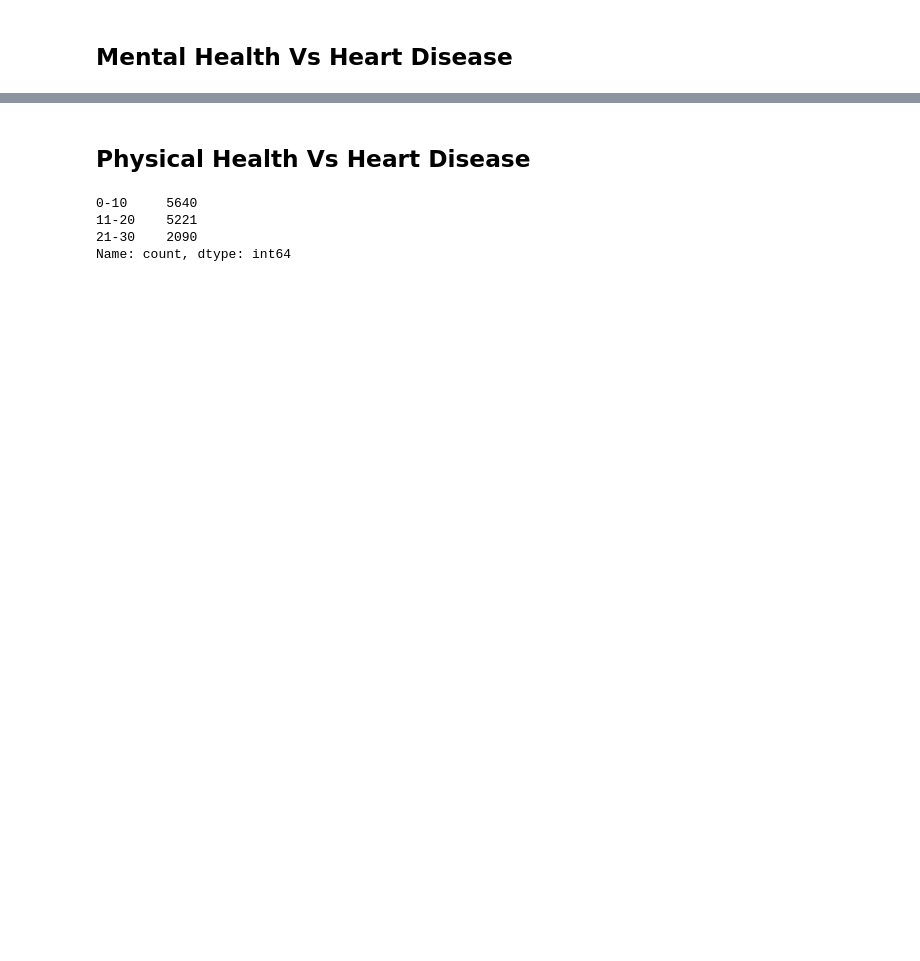
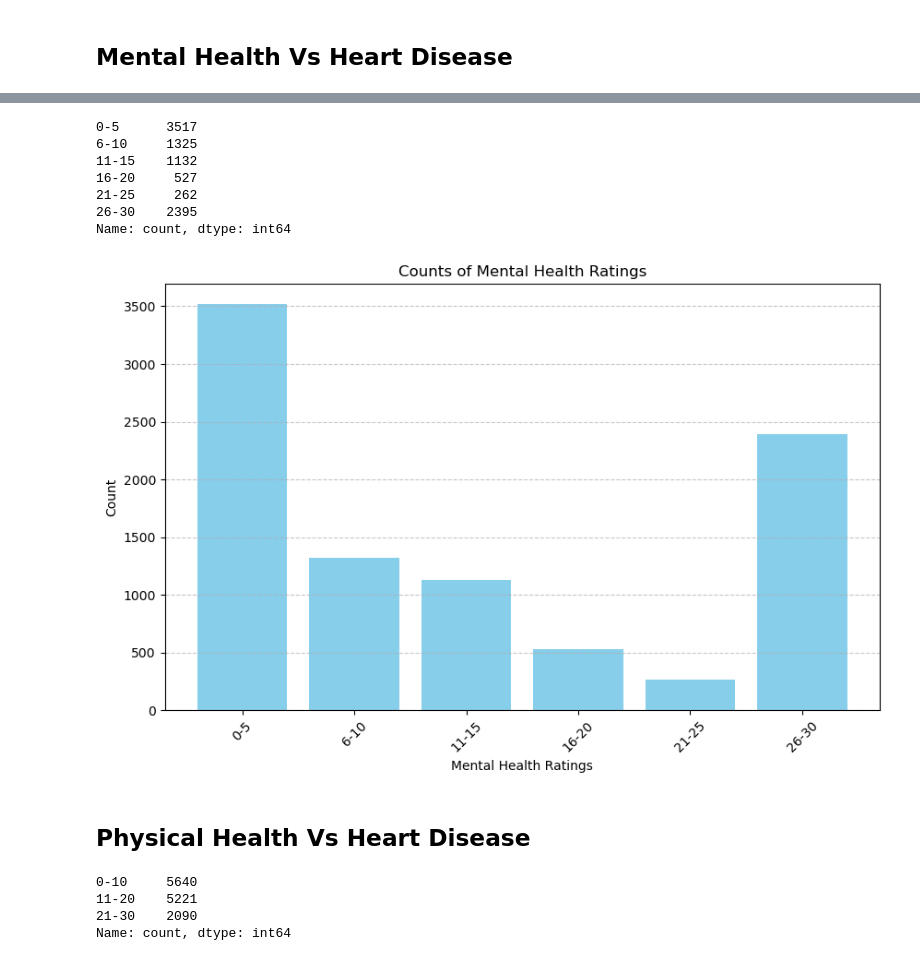
Before and after one commit to prez212/Project1-Team6, a Jupyter notebook: Heart_Disease_Predictor.ipynb, the cells around one changed output, grey strips where cells are left out. Cells and saved outputs as stored; diff of their text form; code cells hidden in the pictures; blank space fills up the shorter version.

```diff
--- a/Heart_Disease_Predictor.ipynb
+++ b/Heart_Disease_Predictor.ipynb
@@ -98,3 +90,32 @@ Name: count, dtype: int64
+# %%
+bins_mental = [0, 5, 10, 15, 20, 25, 30]
+
+mental_health_bins = pd.cut(halu_df['MentalHealth'], bins=bins_mental)
+
+mental_health_counts = mental_health_bins.value_counts().sort_index()
+
+mental_health_counts.index = ['0-5', '6-10', '11-15', '16-20', '21-25', '26-30']
+
+print(mental_health_counts)
+
+plt.figure(figsize=(10, 6))
+plt.bar(mental_health_counts.index, mental_health_counts, color='skyblue')
+plt.xlabel('Mental Health Ratings')
+plt.ylabel('Count')
+plt.title('Counts of Mental Health Ratings')
+plt.xticks(rotation=45)
+plt.savefig("output/mental_Vs_HeartDisease.png")
+plt.grid(axis='y', linestyle='--', alpha=0.7)
+plt.show()
+# %% [output]
+0-5      3517
+6-10     1325
+11-15    1132
+16-20     527
+21-25     262
+26-30    2395
+Name: count, dtype: int64
+[figure, added]
 # %% [markdown]
 ## Physical Health Vs Heart Disease
 # %%
```
Also changed, not shown: parts of 6 cells of this notebook, 4 other files.
